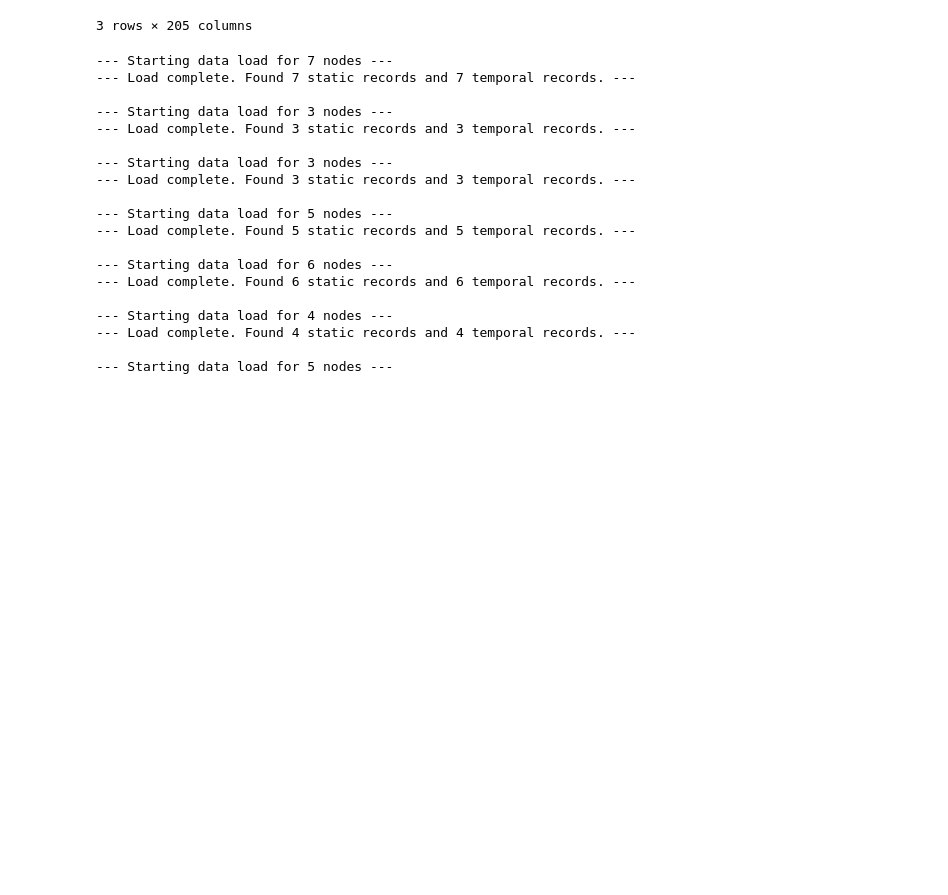
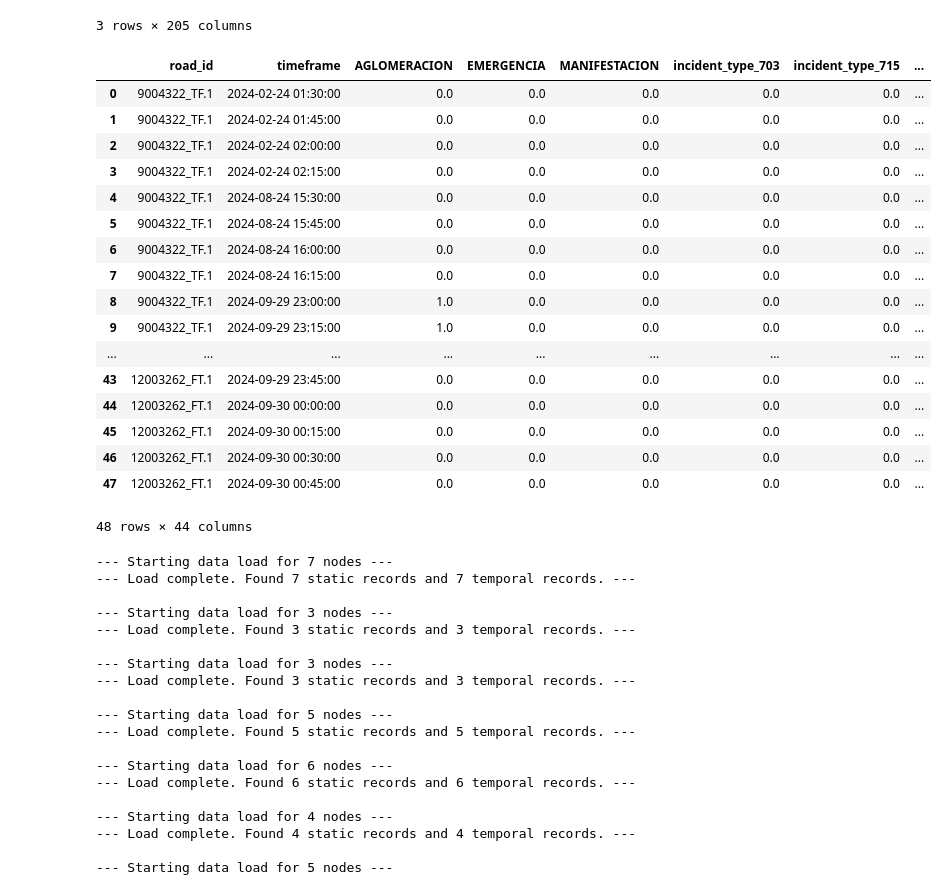
Before and after one commit to EL-BID/PredictToDo, a Jupyter notebook: notebooks/dataset_generation.ipynb, the cells around one changed output. Drawn from its saved outputs; the diff is of its cells as text; code cells hidden in the pictures; blank space fills up the shorter version.

```diff
--- a/notebooks/dataset_generation.ipynb
+++ b/notebooks/dataset_generation.ipynb
@@ -74,6 +74,27 @@ static_features
 | 50008506_TF.1 | 50008506_TF.1 | 51675 | 272273.0 | 50008506 | 12000648 | 1 | AC | AVENIDA JOSE CELESTINO MUTIS |  | 0630000000 | ... |
 | 12003262_FT.1 | 12003262_FT.1 | 54323 | 902937.0 | 12003262 | 12001715 | 1 | AK | AVENIDA CIUDAD DE QUITO |  | 0300000000 | ... |
 3 rows × 205 columns
+# %%
+temporal_features
+# %% [output]
+|  | road_id | timeframe | AGLOMERACION | EMERGENCIA | MANIFESTACION | incident_type_703 | incident_type_715 | ... |
+| 0 | 9004322_TF.1 | 2024-02-24 01:30:00 | 0.0 | 0.0 | 0.0 | 0.0 | 0.0 | ... |
+| 1 | 9004322_TF.1 | 2024-02-24 01:45:00 | 0.0 | 0.0 | 0.0 | 0.0 | 0.0 | ... |
+| 2 | 9004322_TF.1 | 2024-02-24 02:00:00 | 0.0 | 0.0 | 0.0 | 0.0 | 0.0 | ... |
+| 3 | 9004322_TF.1 | 2024-02-24 02:15:00 | 0.0 | 0.0 | 0.0 | 0.0 | 0.0 | ... |
+| 4 | 9004322_TF.1 | 2024-08-24 15:30:00 | 0.0 | 0.0 | 0.0 | 0.0 | 0.0 | ... |
+| 5 | 9004322_TF.1 | 2024-08-24 15:45:00 | 0.0 | 0.0 | 0.0 | 0.0 | 0.0 | ... |
+| 6 | 9004322_TF.1 | 2024-08-24 16:00:00 | 0.0 | 0.0 | 0.0 | 0.0 | 0.0 | ... |
+| 7 | 9004322_TF.1 | 2024-08-24 16:15:00 | 0.0 | 0.0 | 0.0 | 0.0 | 0.0 | ... |
+| 8 | 9004322_TF.1 | 2024-09-29 23:00:00 | 1.0 | 0.0 | 0.0 | 0.0 | 0.0 | ... |
+| 9 | 9004322_TF.1 | 2024-09-29 23:15:00 | 1.0 | 0.0 | 0.0 | 0.0 | 0.0 | ... |
+| ... | ... | ... | ... | ... | ... | ... | ... | ... |
+| 43 | 12003262_FT.1 | 2024-09-29 23:45:00 | 0.0 | 0.0 | 0.0 | 0.0 | 0.0 | ... |
+| 44 | 12003262_FT.1 | 2024-09-30 00:00:00 | 0.0 | 0.0 | 0.0 | 0.0 | 0.0 | ... |
+| 45 | 12003262_FT.1 | 2024-09-30 00:15:00 | 0.0 | 0.0 | 0.0 | 0.0 | 0.0 | ... |
+| 46 | 12003262_FT.1 | 2024-09-30 00:30:00 | 0.0 | 0.0 | 0.0 | 0.0 | 0.0 | ... |
+| 47 | 12003262_FT.1 | 2024-09-30 00:45:00 | 0.0 | 0.0 | 0.0 | 0.0 | 0.0 | ... |
+48 rows × 44 columns
 # %%
 # Converting it to a PyTorch Dataset for GNNs
 samples = [(node, '2024-01-01 00:00:00') for node in loader.base_graph.nodes()]
```
